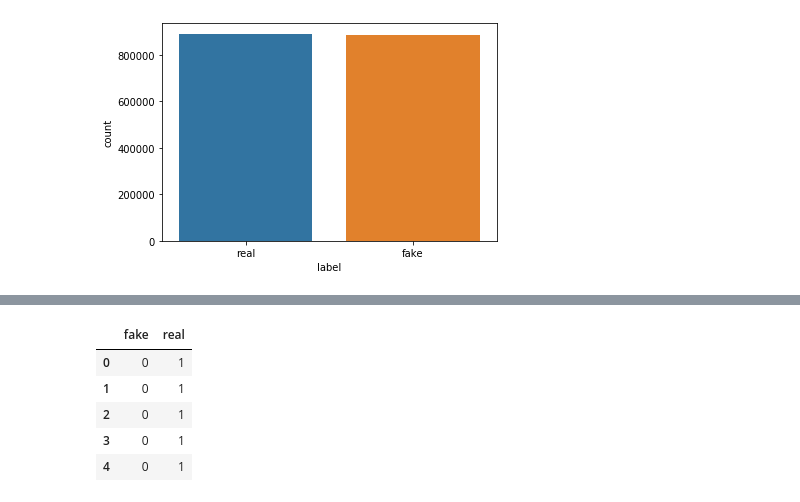
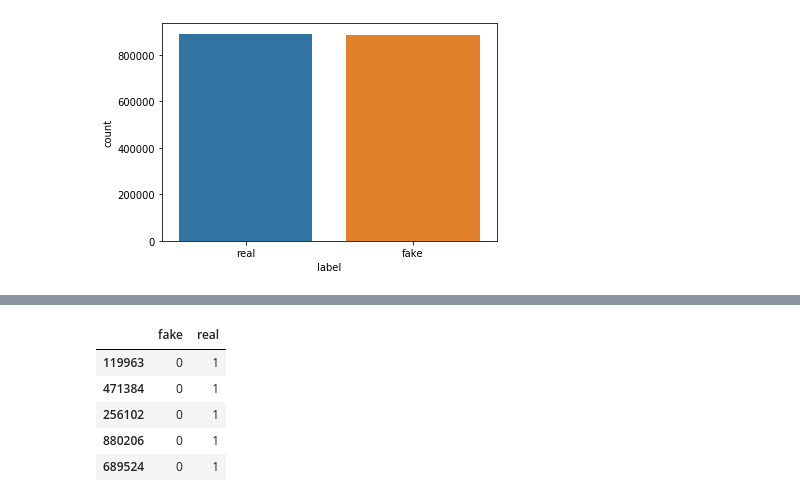
Before and after one commit to georgetown-analytics/From-Russia-With-Love-fake-news-, a Jupyter notebook: Notebooks/Models/FRL_ML.ipynb, the cells around one changed output, grey strips where cells are left out. Saved outputs shown, nothing was run; the diff lists cells and outputs as text; code cells hidden in the pictures.

```diff
--- a/Notebooks/Models/FRL_ML.ipynb
+++ b/Notebooks/Models/FRL_ML.ipynb
@@ -97,0 +143,2 @@ news_df.head()
+# %%
+df_fake_smpl = news_df_fake.sample(n = 400000, random_state = 1)
@@ -97,0 +149,2 @@ news_df.head()
+# %%
+df_sample = pd.concat([df_real_smpl, df_fake_smpl])
@@ -97,0 +160,3 @@ news_df.head()
+# %%
+df_sample['all_text'] = df_sample['title'] + ' ' + df_sample['content']
+df_sample.head()
@@ -107,3 +183,3 @@ The maximum number of words in any document is = 15595
 # %%
-news_df['all_words'] = news_df['all_text'].str.split()
+df_sample['all_words'] = df_sample['all_text'].str.split()
 # %%
@@ -152,11 +241,11 @@ total_words
 # %%
-dummy = pd.get_dummies(news_df['label'])
+dummy = pd.get_dummies(df_sample['label'])
 dummy.head()
 # %% [output]
 |  | fake | real |
-| 0 | 0 | 1 |
-| 1 | 0 | 1 |
-| 2 | 0 | 1 |
-| 3 | 0 | 1 |
-| 4 | 0 | 1 |
+| 119963 | 0 | 1 |
+| 471384 | 0 | 1 |
+| 256102 | 0 | 1 |
+| 880206 | 0 | 1 |
+| 689524 | 0 | 1 |
 # %%
```
Also changed, not shown: parts of 27 cells of this notebook.
